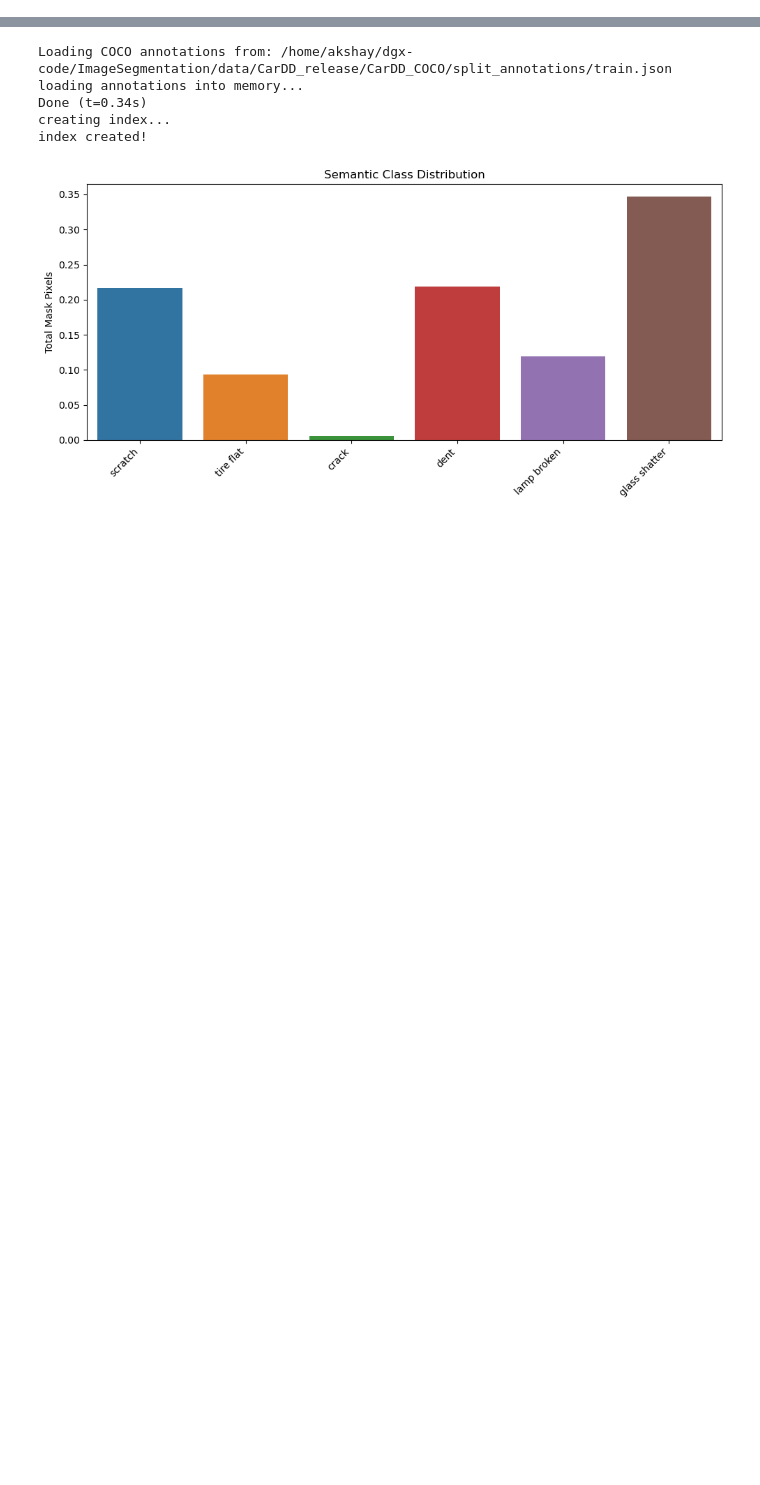
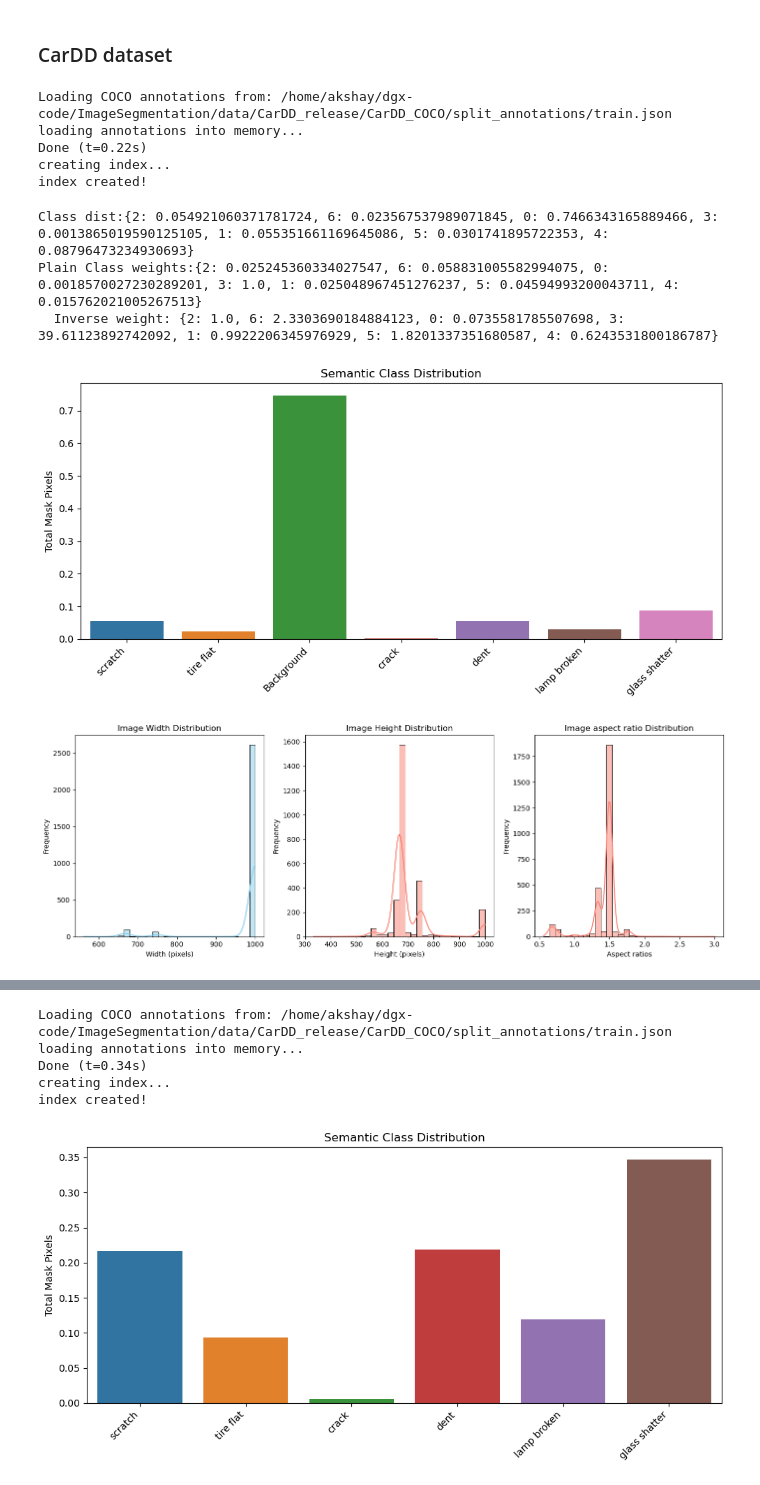
Before and after one commit to akshaygrao77/ImageSegmentation, a Jupyter notebook: segmentation_analysis.ipynb, the cells around one changed output, grey strips where cells are left out. Drawn from its saved outputs; the diff is of its cells as text; code cells hidden in the pictures; blank space fills up the shorter version.

```diff
--- a/segmentation_analysis.ipynb
+++ b/segmentation_analysis.ipynb
@@ -120,0 +217,15 @@ index created!
+# %% [markdown]
+### CarDD dataset
+# %%
+analyze_and_plot_coco_segmentation("/home/akshay/dgx-code/ImageSegmentation/data/CarDD_release/CarDD_COCO/split_annotations/train.json")
+# %% [output]
+Loading COCO annotations from: /home/akshay/dgx-code/ImageSegmentation/data/CarDD_release/CarDD_COCO/split_annotations/train.json
+loading annotations into memory...
+Done (t=0.22s)
+creating index...
+index created!
+Class dist:{2: 0.054921060371781724, 6: 0.023567537989071845, 0: 0.7466343165889466, 3: 0.0013865019590125105, 1: 0.055351661169645086, 5: 0.0301741895722353, 4: 0.08796473234930693}
+Plain Class weights:{2: 0.025245360334027547, 6: 0.058831005582994075, 0: 0.0018570027230289201, 3: 1.0, 1: 0.025048967451276237, 5: 0.04594993200043711, 4: 0.015762021005267513}
+  Inverse weight: {2: 1.0, 6: 2.3303690184884123, 0: 0.0735581785507698, 3: 39.61123892742092, 1: 0.9922206345976929, 5: 1.8201337351680587, 4: 0.6243531800186787}
+[figure, added]
+[figure, added]
```
Also changed, not shown: parts of 8 cells of this notebook, 3 other files.
